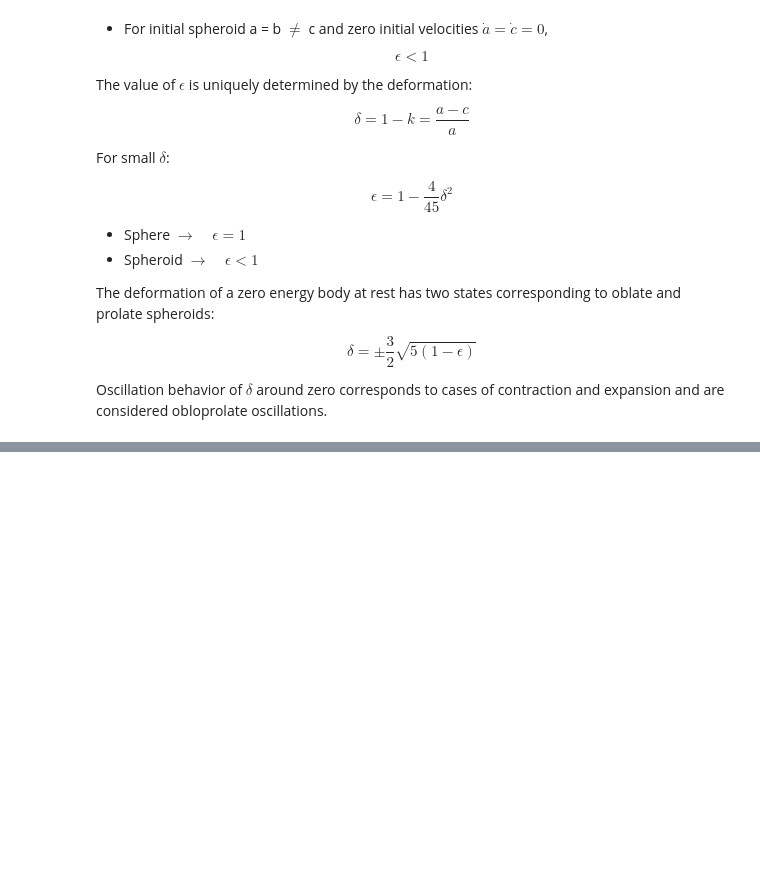
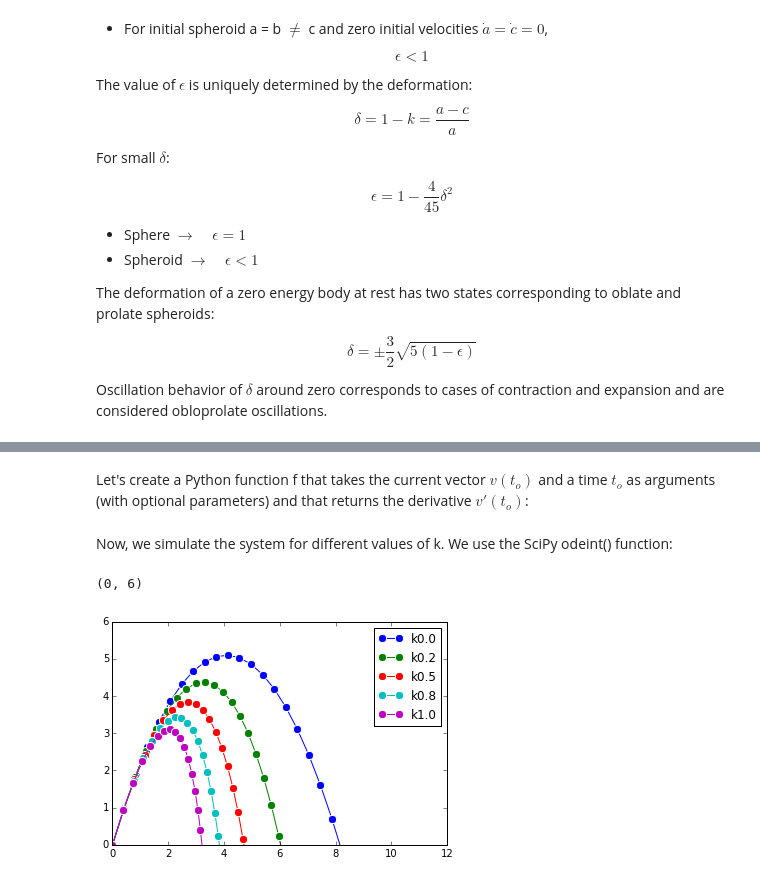
Before and after one commit to windju/dynamic_stabilization_nonspherical_bodies, a Jupyter notebook: mw_ams214_research.ipynb, the cells around one changed output, grey strips where cells are left out. Cells and saved outputs as stored; diff of their text form; code cells hidden in the pictures; blank space fills up the shorter version.

```diff
--- a/mw_ams214_research.ipynb
+++ b/mw_ams214_research.ipynb
@@ -292,0 +297,12 @@ Oscillation behavior of $\delta$ around zero corresponds to cases of contraction
+# %%
+# Simulating an Ordinary Differential Equation with SciPy
+
+import numpy as np
+import scipy.integrate as spi
+import matplotlib.pyplot as plt
+%matplotlib inline
+
+
+m = 1.
+x = 1.
+g = 9.81
@@ -292,0 +317,33 @@ Oscillation behavior of $\delta$ around zero corresponds to cases of contraction
+# %%
+# The initial position is (0,0):
+v0 = np.zeros(4)
+# The initial speed vector is oriented to the top right
+v0[2] = 4.
+v0[3] = 10.
+# %% [markdown]
+Let's create a Python function f that takes the current vector $v(t_{o})$ and a time $t_{o}$ as arguments (with optional parameters) and that returns the derivative $v'(t_{o})$:
+# %%
+def f(v, t0, k):
+    # v has four components: v = [u,u']
+    u, udot = v[:2], v[2:]
+    # We compute the second derivative u'' of u
+    udotdot = -k/m * udot
+    udotdot[1] -= g
+    # We return v' = [u',u'']
+    return np.r_[udot,udotdot]
+# %% [markdown]
+Now, we simulate the system for different values of k. We use the SciPy odeint() function:
+# %%
+# We want to evaluate the system on 30 linearly spaced times between t=0 and t=3
+t = np.linspace(0., 3., 30)
+# We simulate the system for different values of k
+for k in np.linspace(0., 1., 5):
+    # We simulate the system and evaluate v on the given times
+    v = spi.odeint(f, v0, t, args=(k,))
+    plt.plot(v[:,0], v[:,1], 'o-', mew=1, ms=8, mec='w', label='k{0:.1f}'.format(k))
+plt.legend()
+plt.xlim(0,12)
+plt.ylim(0,6)
+# %% [output]
+(0, 6)
+[figure, added]
```
Also changed, not shown: parts of 8 cells of this notebook.
